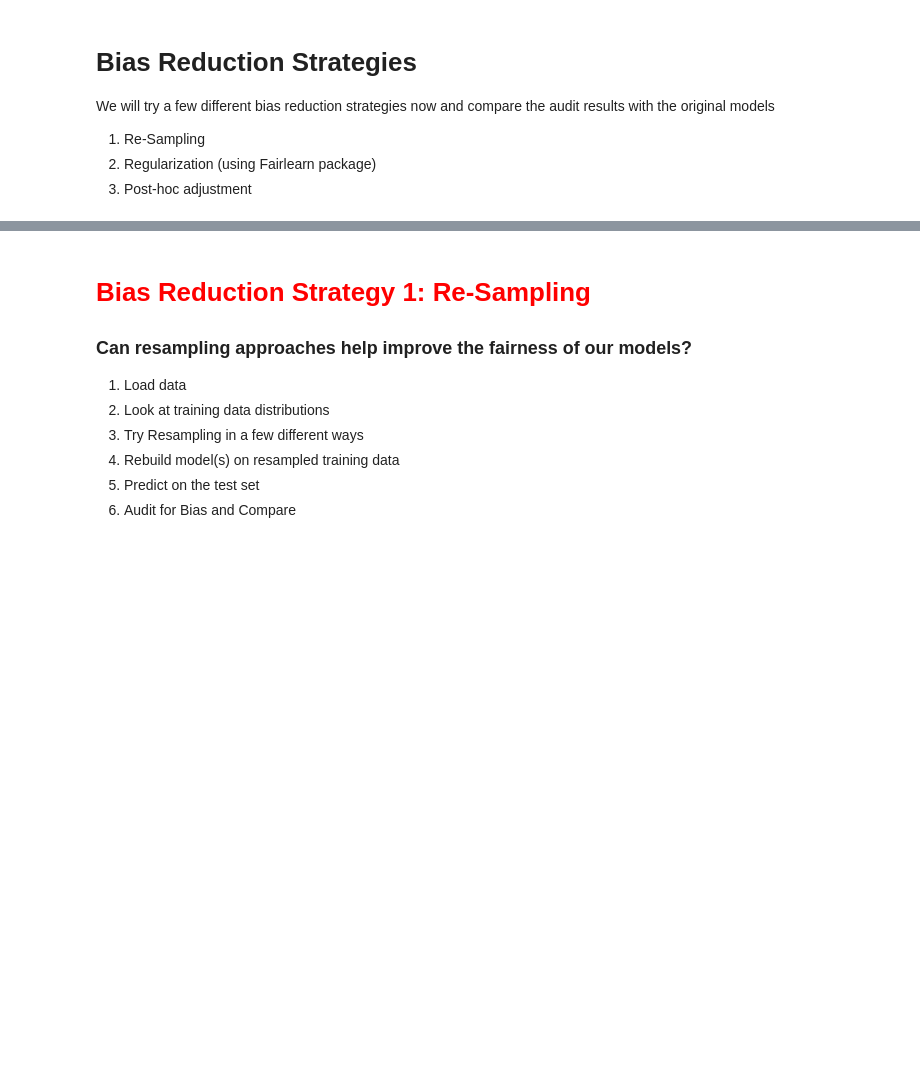
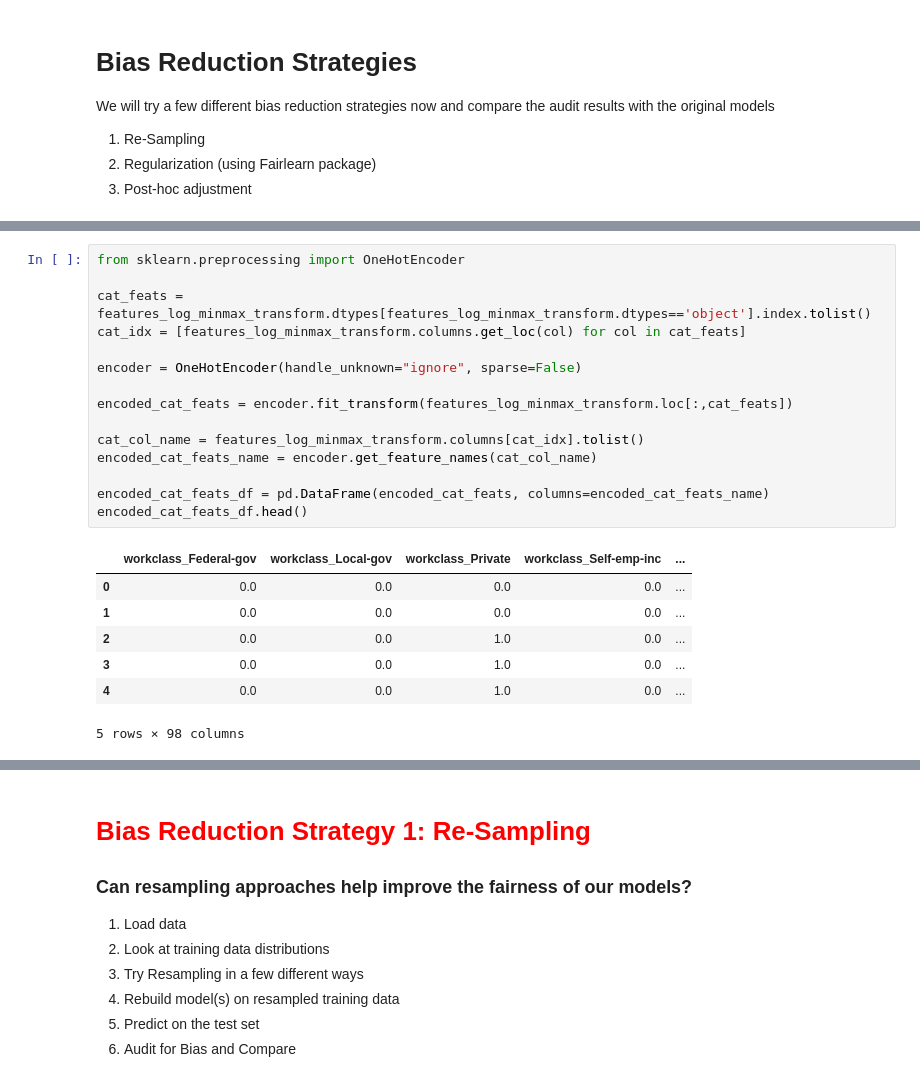
Before and after one commit to DuarteFaria/fairness_tutorial, a Jupyter notebook: notebooks/bias_reduction.ipynb, the cells around one changed output, grey strips where cells are left out. Cells and saved outputs as stored; diff of their text form; blank space fills up the shorter version.

```diff
--- a/notebooks/bias_reduction.ipynb
+++ b/notebooks/bias_reduction.ipynb
@@ -181,0 +260,23 @@ We will try a few different bias reduction strategies now and compare the audit
+# %%
+from sklearn.preprocessing import OneHotEncoder
+
+cat_feats = features_log_minmax_transform.dtypes[features_log_minmax_transform.dtypes=='object'].index.tolist()
+cat_idx = [features_log_minmax_transform.columns.get_loc(col) for col in cat_feats]
+
+encoder = OneHotEncoder(handle_unknown="ignore", sparse=False)
+
+encoded_cat_feats = encoder.fit_transform(features_log_minmax_transform.loc[:,cat_feats])
+
+cat_col_name = features_log_minmax_transform.columns[cat_idx].tolist()
+encoded_cat_feats_name = encoder.get_feature_names(cat_col_name)
+
+encoded_cat_feats_df = pd.DataFrame(encoded_cat_feats, columns=encoded_cat_feats_name)
+encoded_cat_feats_df.head()
+# %% [output]
+|  | workclass_Federal-gov | workclass_Local-gov | workclass_Private | workclass_Self-emp-inc | ... |
+| 0 | 0.0 | 0.0 | 0.0 | 0.0 | ... |
+| 1 | 0.0 | 0.0 | 0.0 | 0.0 | ... |
+| 2 | 0.0 | 0.0 | 1.0 | 0.0 | ... |
+| 3 | 0.0 | 0.0 | 1.0 | 0.0 | ... |
+| 4 | 0.0 | 0.0 | 1.0 | 0.0 | ... |
+5 rows × 98 columns
```
Also changed, not shown: parts of 10 cells of this notebook.
